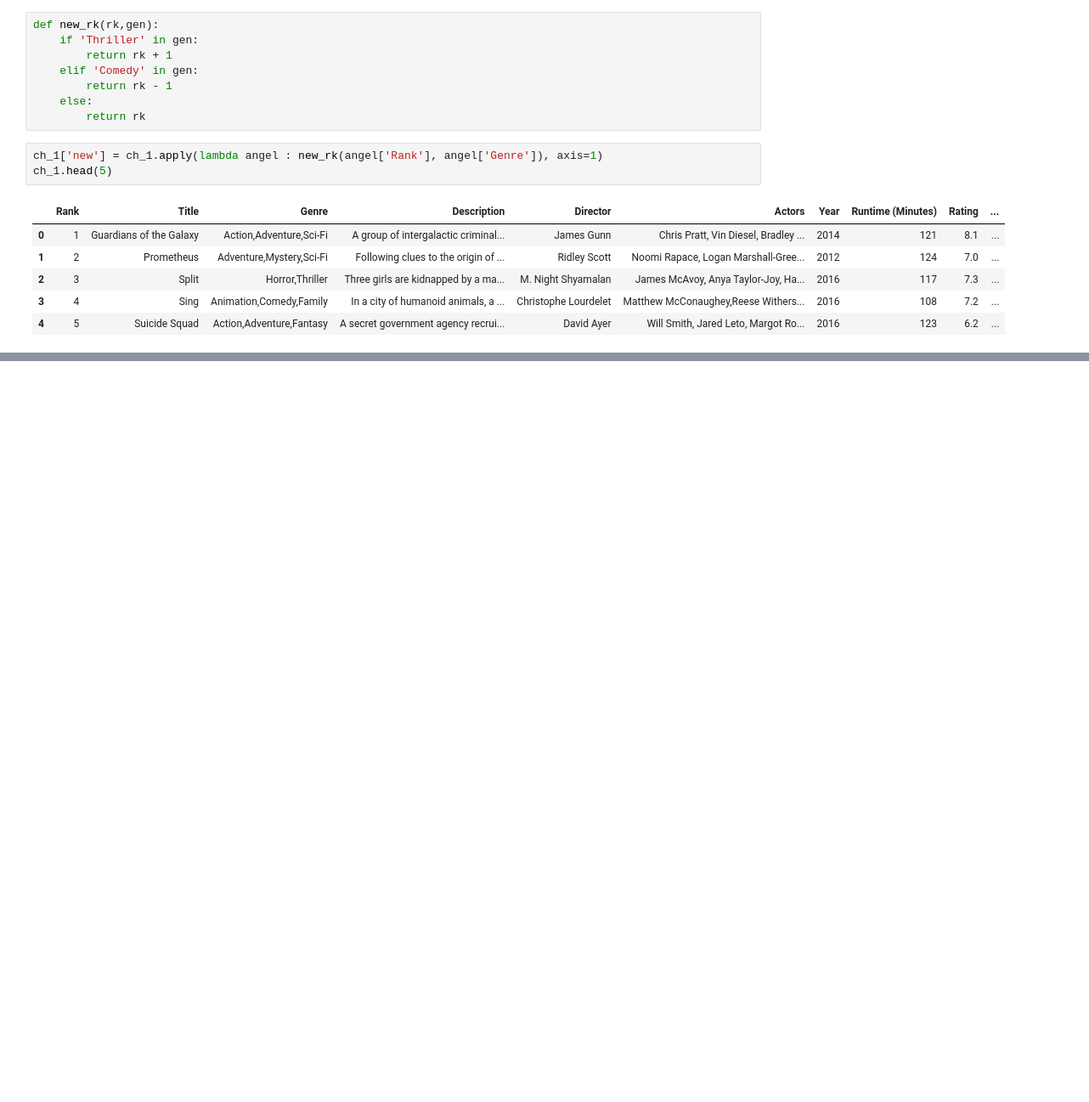
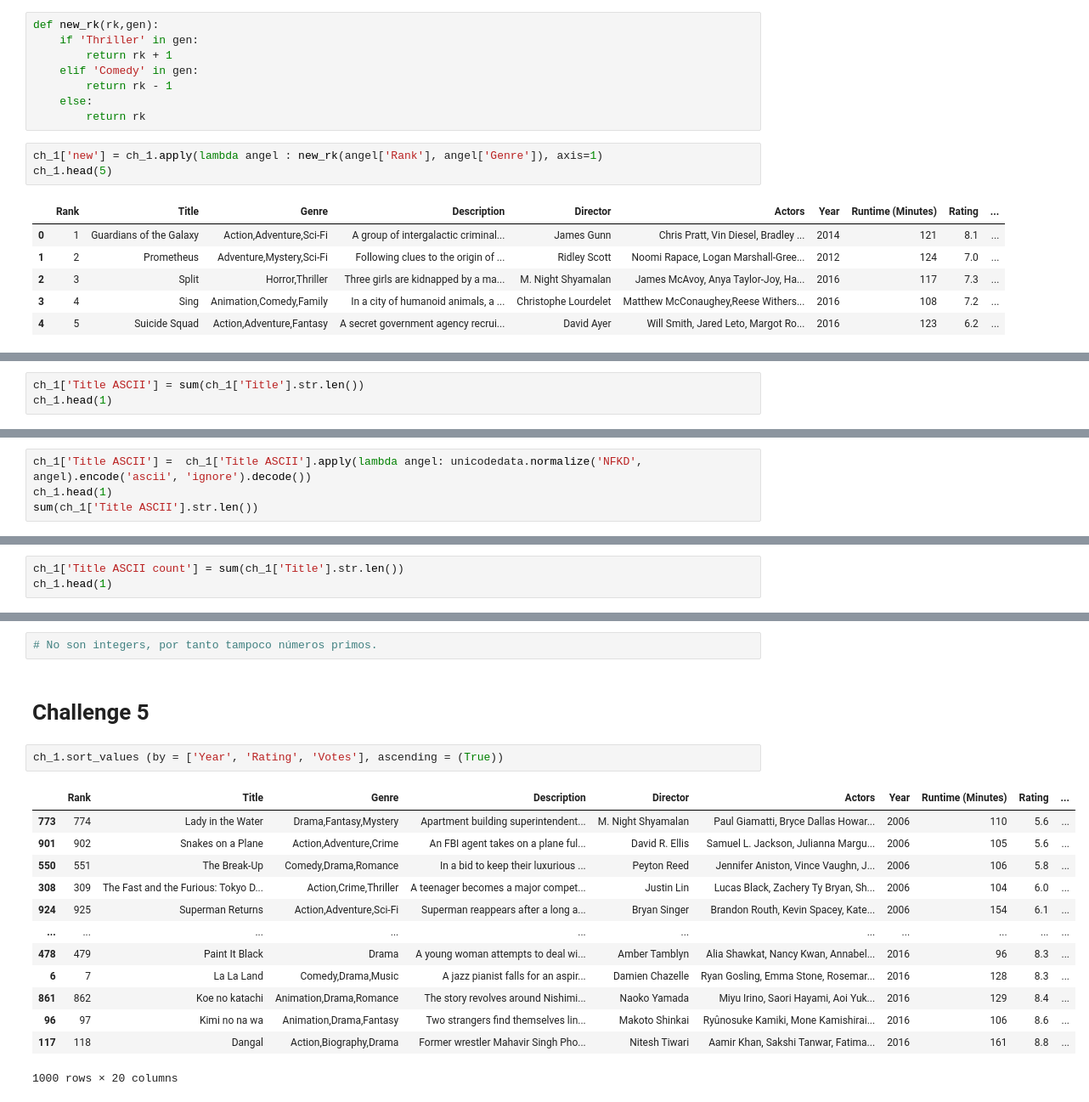
Before and after one commit to angel-barruz/pandas-apply-lambda, a Jupyter notebook: Notebook/Untitled.ipynb, the cells around one changed output, grey strips where cells are left out. Shown: that part at 85% size. Cells and saved outputs as stored; diff of their text form; blank space fills up the shorter version.

Commit message:
challenge terminado

```diff
--- a/Notebook/Untitled.ipynb
+++ b/Notebook/Untitled.ipynb
@@ -133,0 +139,3 @@ ch_1.head(5)
+# %%
+ch_1['Title ASCII'] = sum(ch_1['Title'].str.len())
+ch_1.head(1)
@@ -133,0 +145,4 @@ ch_1.head(5)
+# %%
+ch_1['Title ASCII'] =  ch_1['Title ASCII'].apply(lambda angel: unicodedata.normalize('NFKD', angel).encode('ascii', 'ignore').decode())
+ch_1.head(1)
+sum(ch_1['Title ASCII'].str.len())
@@ -133,0 +152,3 @@ ch_1.head(5)
+# %%
+ch_1['Title ASCII count'] = sum(ch_1['Title'].str.len())
+ch_1.head(1)
@@ -133,0 +173,20 @@ ch_1.head(5)
+# %%
+# No son integers, por tanto tampoco números primos.
+# %% [markdown]
+# Challenge 5
+# %%
+ch_1.sort_values (by = ['Year', 'Rating', 'Votes'], ascending = (True))
+# %% [output]
+|  | Rank | Title | Genre | Description | Director | Actors | Year | Runtime (Minutes) | Rating | ... |
+| 773 | 774 | Lady in the Water | Drama,Fantasy,Mystery | Apartment building superintendent... | M. Night Shyamalan | Paul Giamatti, Bryce Dallas Howar... | 2006 | 110 | 5.6 | ... |
+| 901 | 902 | Snakes on a Plane | Action,Adventure,Crime | An FBI agent takes on a plane ful... | David R. Ellis | Samuel L. Jackson, Julianna Margu... | 2006 | 105 | 5.6 | ... |
+| 550 | 551 | The Break-Up | Comedy,Drama,Romance | In a bid to keep their luxurious ... | Peyton Reed | Jennifer Aniston, Vince Vaughn, J... | 2006 | 106 | 5.8 | ... |
+| 308 | 309 | The Fast and the Furious: Tokyo D... | Action,Crime,Thriller | A teenager becomes a major compet... | Justin Lin | Lucas Black, Zachery Ty Bryan, Sh... | 2006 | 104 | 6.0 | ... |
+| 924 | 925 | Superman Returns | Action,Adventure,Sci-Fi | Superman reappears after a long a... | Bryan Singer | Brandon Routh, Kevin Spacey, Kate... | 2006 | 154 | 6.1 | ... |
+| ... | ... | ... | ... | ... | ... | ... | ... | ... | ... | ... |
+| 478 | 479 | Paint It Black | Drama | A young woman attempts to deal wi... | Amber Tamblyn | Alia Shawkat, Nancy Kwan, Annabel... | 2016 | 96 | 8.3 | ... |
+| 6 | 7 | La La Land | Comedy,Drama,Music | A jazz pianist falls for an aspir... | Damien Chazelle | Ryan Gosling, Emma Stone, Rosemar... | 2016 | 128 | 8.3 | ... |
+| 861 | 862 | Koe no katachi | Animation,Drama,Romance | The story revolves around Nishimi... | Naoko Yamada | Miyu Irino, Saori Hayami, Aoi Yuk... | 2016 | 129 | 8.4 | ... |
+| 96 | 97 | Kimi no na wa | Animation,Drama,Fantasy | Two strangers find themselves lin... | Makoto Shinkai | Ryûnosuke Kamiki, Mone Kamishirai... | 2016 | 106 | 8.6 | ... |
+| 117 | 118 | Dangal | Action,Biography,Drama | Former wrestler Mahavir Singh Pho... | Nitesh Tiwari | Aamir Khan, Sakshi Tanwar, Fatima... | 2016 | 161 | 8.8 | ... |
+1000 rows × 20 columns
```
Also changed, not shown: parts of 7 cells of this notebook.
